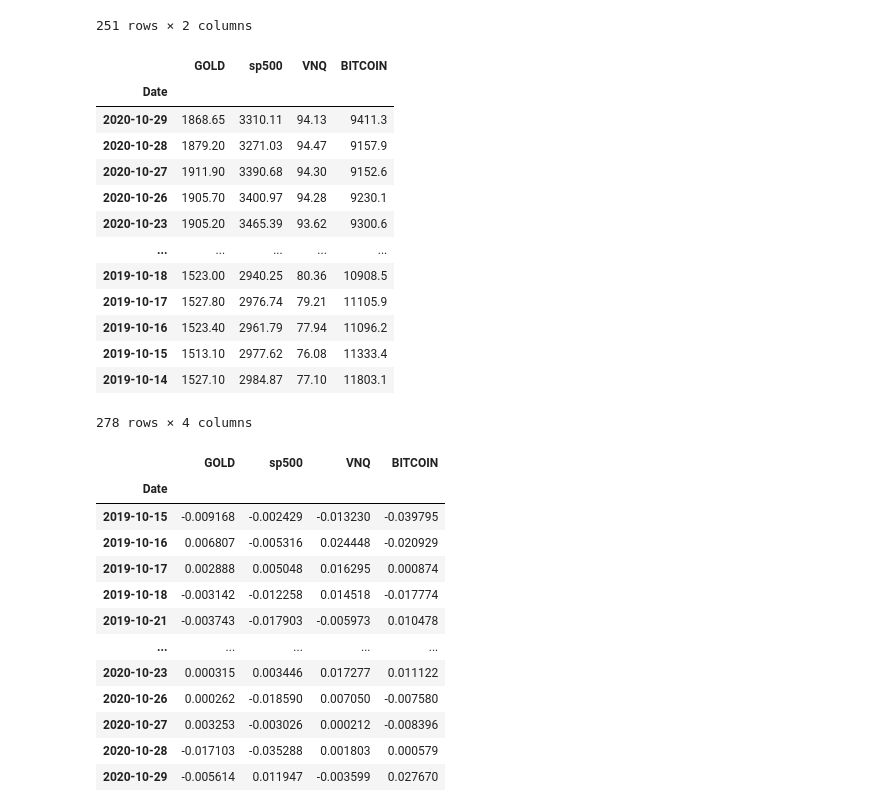
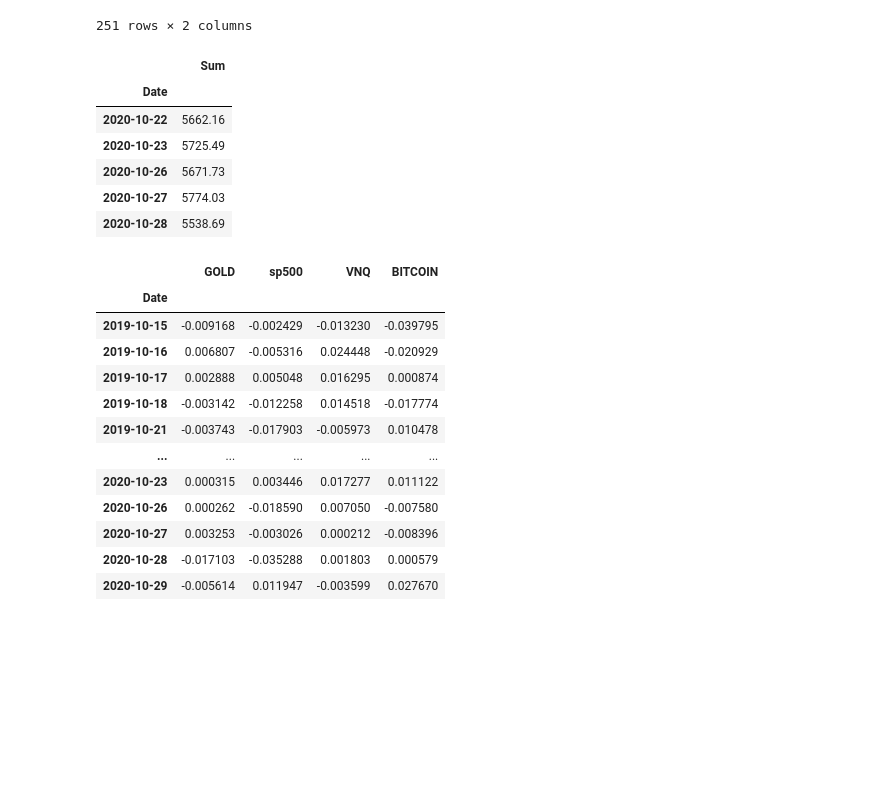
Before and after one commit to Milticket414/Dream-Team, a Jupyter notebook: notebooks/jorge.ipynb, the cells around one changed output. Cells and saved outputs as stored; diff of their text form; code cells hidden in the pictures; blank space fills up the shorter version.

```diff
--- a/notebooks/jorge.ipynb
+++ b/notebooks/jorge.ipynb
@@ -185,19 +193,15 @@ new_assets.columns = Cols
 
 joining_assets = new_assets.drop("toDROP", 1).set_index("Date").dropna()
 
-joining_assets
+non_fang1 = joining_assets.iloc[::-1]
+non_fang2 = non_fang1.iloc[11:]
-# %% [output]
-|  | GOLD | sp500 | VNQ | BITCOIN |
-| Date |  |  |  |  |
-| 2020-10-29 | 1868.65 | 3310.11 | 94.13 | 9411.3 |
-| 2020-10-28 | 1879.20 | 3271.03 | 94.47 | 9157.9 |
-| 2020-10-27 | 1911.90 | 3390.68 | 94.30 | 9152.6 |
-| 2020-10-26 | 1905.70 | 3400.97 | 94.28 | 9230.1 |
-| 2020-10-23 | 1905.20 | 3465.39 | 93.62 | 9300.6 |
-| ... | ... | ... | ... | ... |
-| 2019-10-18 | 1523.00 | 2940.25 | 80.36 | 10908.5 |
-| 2019-10-17 | 1527.80 | 2976.74 | 79.21 | 11105.9 |
-| 2019-10-16 | 1523.40 | 2961.79 | 77.94 | 11096.2 |
-| 2019-10-15 | 1513.10 | 2977.62 | 76.08 | 11333.4 |
-| 2019-10-14 | 1527.10 | 2984.87 | 77.10 | 11803.1 |
-278 rows × 4 columns
+# %%
+sum_fang.tail()
+# %% [output]
+|  | Sum |
+| Date |  |
+| 2020-10-22 | 5662.16 |
+| 2020-10-23 | 5725.49 |
+| 2020-10-26 | 5671.73 |
+| 2020-10-27 | 5774.03 |
+| 2020-10-28 | 5538.69 |
```
Also changed, not shown: parts of 18 cells of this notebook, 5 other files.
